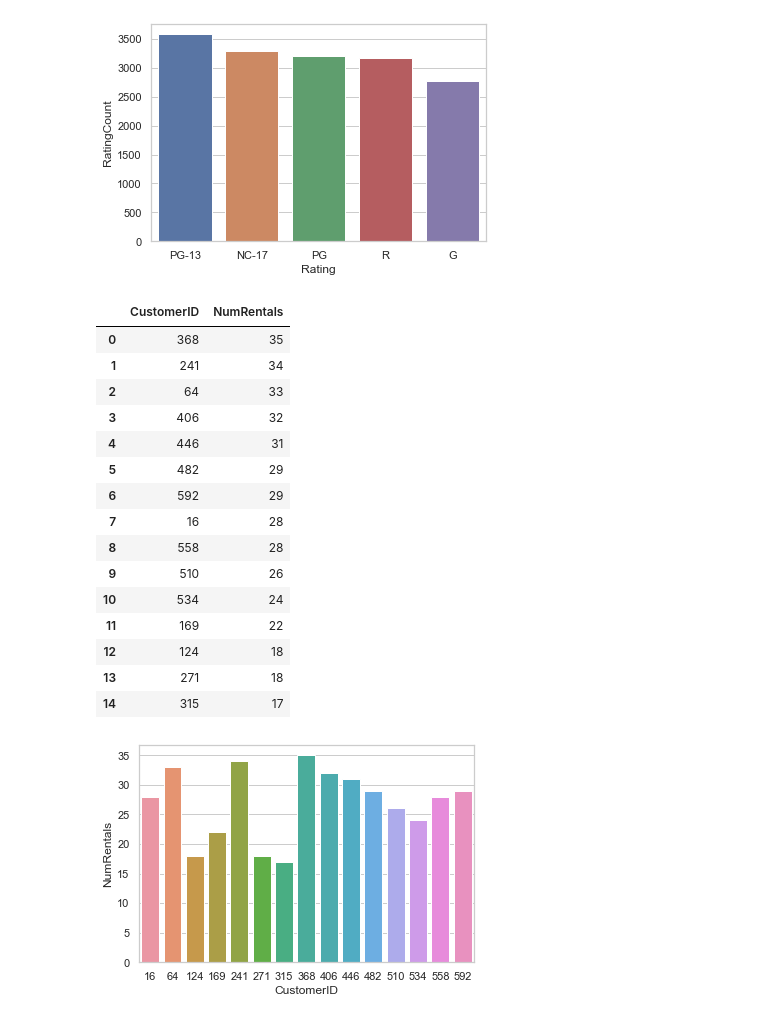
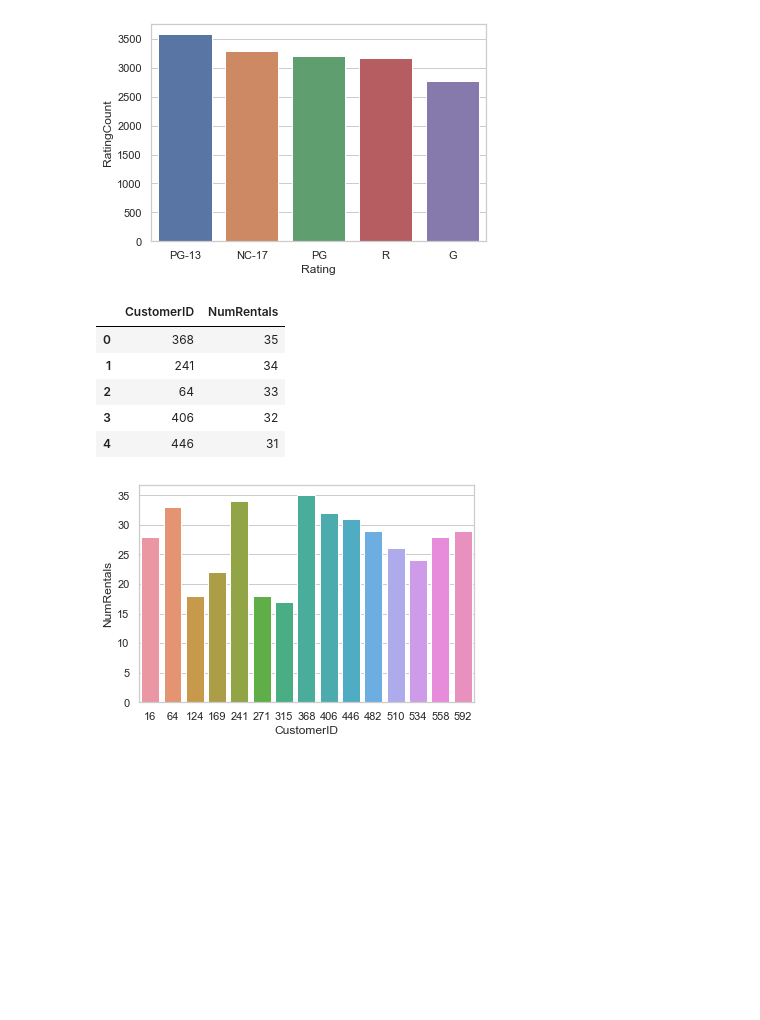
Before and after one commit to Jgardner91/SQLALCHEMY, a Jupyter notebook: CODE/SQL_ALCHEMY_OPERATIONS.ipynb, the cells around one changed output. Drawn from its saved outputs; the diff is of its cells as text; code cells hidden in the pictures; blank space fills up the shorter version.

```diff
--- a/CODE/SQL_ALCHEMY_OPERATIONS.ipynb
+++ b/CODE/SQL_ALCHEMY_OPERATIONS.ipynb
@@ -252,34 +245,24 @@ ax = sns.barplot(x="Rating", y="RatingCount", data=top_customer_film_types)
 # %%
 join_A = rental.join(customer, rental.c.customer_id==customer.c.customer_id)
 join_B = join_A.join(inventory, rental.c.inventory_id==inventory.c.inventory_id)
 join_C = join_B.join(film , inventory.c.film_id==film.c.film_id)
 
 SELECT = select([customer.c.customer_id,func.count(rental.c.rental_date).label('NumRentals')])
 join_select = SELECT.select_from(join_C)
 query = join_select.where(customer.c.active==0).group_by(rental.c.customer_id).order_by(db.desc('NumRentals'))
 
 ResultProxy = cnx.execute(query)
 ResultSet = ResultProxy.fetchall()
 
 top_inactive_customers = pd.DataFrame(ResultSet, columns = ['CustomerID','NumRentals'])
-top_inactive_customers
+top_inactive_customers.head()
 # %% [output]
 |  | CustomerID | NumRentals |
 | 0 | 368 | 35 |
 | 1 | 241 | 34 |
 | 2 | 64 | 33 |
 | 3 | 406 | 32 |
 | 4 | 446 | 31 |
-| 5 | 482 | 29 |
-| 6 | 592 | 29 |
-| 7 | 16 | 28 |
-| 8 | 558 | 28 |
-| 9 | 510 | 26 |
-| 10 | 534 | 24 |
-| 11 | 169 | 22 |
-| 12 | 124 | 18 |
-| 13 | 271 | 18 |
-| 14 | 315 | 17 |
 # %%
 ax2 = sns.barplot(x="CustomerID", y="NumRentals", data=top_inactive_customers)
 # %% [output]
```
Also changed, not shown: parts of 15 cells of this notebook.
